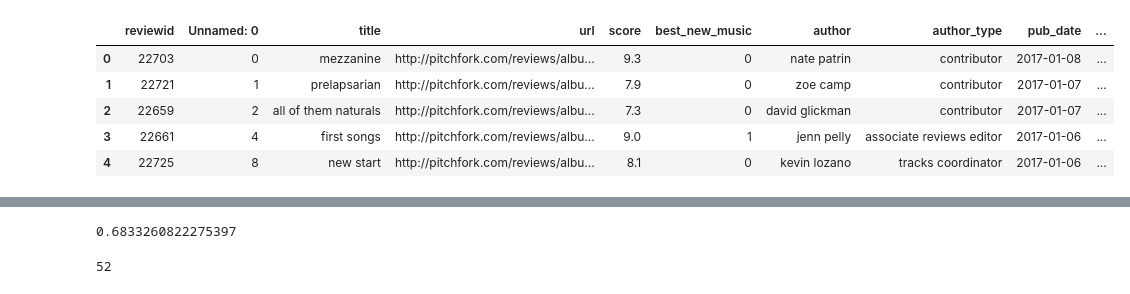
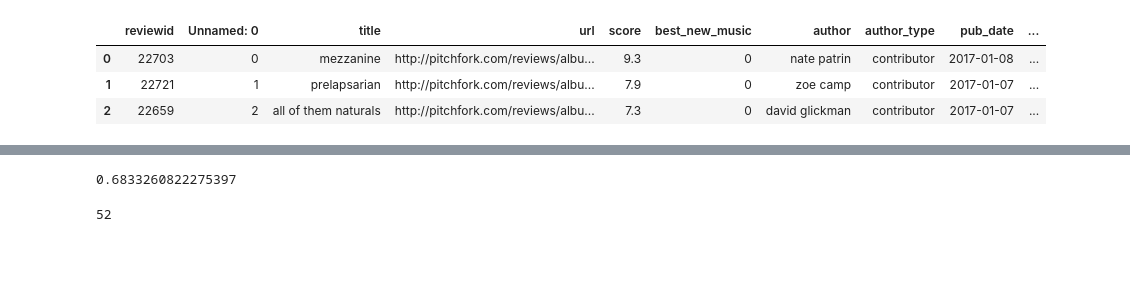
Before and after one commit to Andy-Estevez/Pitchfork-Reviews-Analysis, a Jupyter notebook: pitchfork-reviews-analysis-project.ipynb, the cells around one changed output, grey strips where cells are left out. Drawn from its saved outputs; the diff is of its cells as text; code cells hidden in the pictures; blank space fills up the shorter version.

```diff
--- a/pitchfork-reviews-analysis-project.ipynb
+++ b/pitchfork-reviews-analysis-project.ipynb
@@ -7,14 +7,12 @@ import matplotlib.pyplot as plt # for plotting
 # Extract the zip and retrieve "reviews.csv"
 # %%
 raw_data = pd.read_csv("C:/Users/Home/Downloads/reviews.csv/reviews.csv")
-raw_data.head()
+raw_data.head(3)
 # %% [output]
 |  | reviewid | Unnamed: 0 | title | url | score | best_new_music | author | author_type | pub_date | ... |
 | 0 | 22703 | 0 | mezzanine | http://pitchfork.com/reviews/albu... | 9.3 | 0 | nate patrin | contributor | 2017-01-08 | ... |
 | 1 | 22721 | 1 | prelapsarian | http://pitchfork.com/reviews/albu... | 7.9 | 0 | zoe camp | contributor | 2017-01-07 | ... |
 | 2 | 22659 | 2 | all of them naturals | http://pitchfork.com/reviews/albu... | 7.3 | 0 | david glickman | contributor | 2017-01-07 | ... |
-| 3 | 22661 | 4 | first songs | http://pitchfork.com/reviews/albu... | 9.0 | 1 | jenn pelly | associate reviews editor | 2017-01-06 | ... |
-| 4 | 22725 | 8 | new start | http://pitchfork.com/reviews/albu... | 8.1 | 0 | kevin lozano | tracks coordinator | 2017-01-06 | ... |
 # %%
 raw_data['author'] = raw_data['author'].astype(str)
 raw_data.dtypes
```
Also changed, not shown: parts of 3 cells of this notebook.
